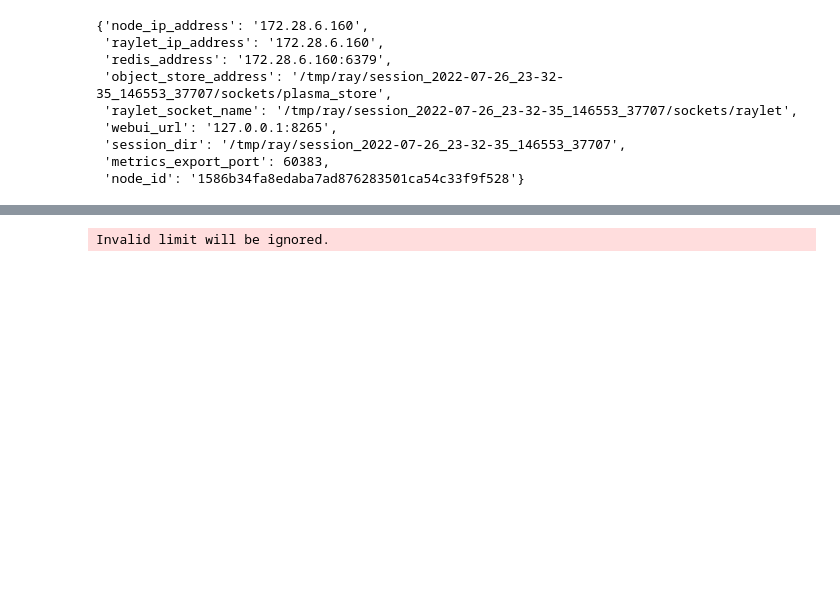
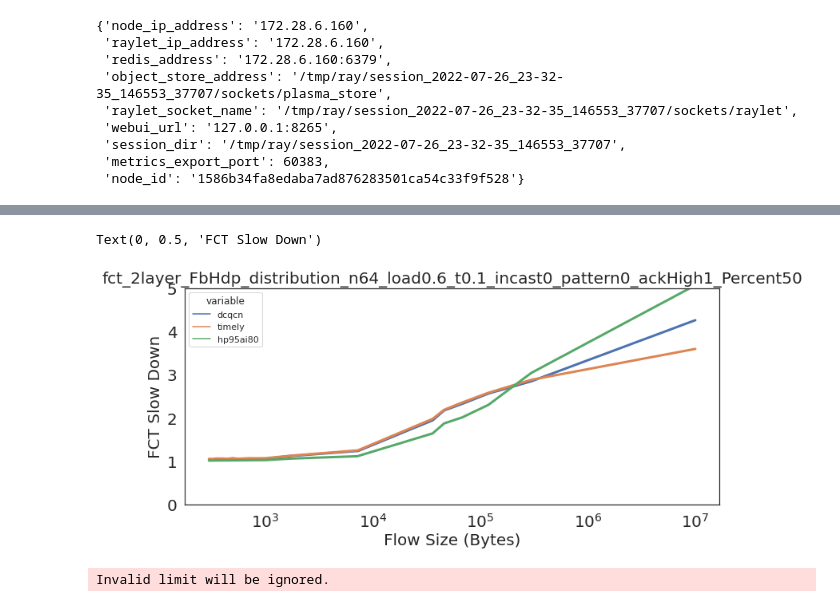
Before and after one commit to cxyzhao/High-Precision-Congestion-Control, a Jupyter notebook: cc_exp_ctrl.ipynb, the cells around one changed output, grey strips where cells are left out. Drawn from its saved outputs; the diff is of its cells as text; code cells hidden in the pictures; blank space fills up the shorter version.

```diff
--- a/cc_exp_ctrl.ipynb
+++ b/cc_exp_ctrl.ipynb
@@ -642,3 +140,72 @@ f_id = launch.remote("aabc", trace, slow_unit=0, ack_highprio = 1, abc_dt=0, abc
+# %%
+import subprocess
+import argparse
+
+def get_pctl(a, p):
+    i = int(len(a) * p)
+    return a[i]
+
+def get_results_df(cc, prefix, percent = 50):
+    work_dir = "/home/cxyzhao/High-Precision-Congestion-Control/analysis/"
+    cmd = 'python {}/fct_analysis.py -c {} -p {}'.format(work_dir, cc, prefix)
+    x = subprocess.check_output(cmd, shell=True)
+    lines = x.decode().split("\n")
+    find_fct = False
+    fsize_lst = []
+    fct_lst = []
+    for line in lines:
+        if len(line) == 0:
+            continue
+        if(line.find('FCT') != -1):
+            find_fct = True
+        elif (find_fct):
+            fsize_lst.append(int(line.split(',')[0]))
+            percent_to_idx = {50:1, 95:2, 99:3}
+            fct_lst.append(float(line.split(',')[percent_to_idx[percent]]))
+
+    #generate DataFrame
+    lst = {}
+    lst["FlowSize"] = fsize_lst
+    fct_name = cc
+    lst[fct_name] = fct_lst
+    return pd.DataFrame(lst)
+
+
+def concat_df(df_lst):
+    df = df_lst[0]
+    for i in range(1, len(df_lst)):
+        df = pd.concat([df, df_lst[i]])
+    return df
+
+
+percent = 50
+df_lst = []
+prefix = "fct_2layer_FbHdp_distribution_n64_load0.6_t0.1_incast0_pattern0_ackHigh1"
+for cc in ["dcqcn",
+           "timely",
+           "hp95ai80", ]:
+#            "abcdt0.0dl12000.0token50eta0.95",
+#            "aabcdt0.0dl12000.0token50eta0.95",
+#           "rabcdt0.0dl12000.0token50eta0.95"]:
+    df_lst.append(get_results_df(cc=cc, prefix=prefix))
+
+df = concat_df(df_lst)
+
+
+sns.set(rc={'figure.figsize':(12,5)})
+sns.set_style('white')
+plt.yticks(fontsize=20)
+plt.xticks(fontsize=20)
+g= sns.lineplot('FlowSize', 'value', hue='variable',
+             data=pd.melt(df, 'FlowSize'), linewidth = 3)
+g.set_title("{}_Percent{}".format(prefix, percent), fontsize = 20)
+g.set_xscale('log')
+g.set(ylim=(0, 5))
+g.set_xlabel("Flow Size (Bytes)", fontsize = 20)
+g.set_ylabel("FCT Slow Down", fontsize = 20)
+# %% [output]
+Text(0, 0.5, 'FCT Slow Down')
+[figure, added]
 # %%
 import pandas as pd
 import seaborn as sns
```
Also changed, not shown: parts of 16 cells of this notebook, 5 other files.
